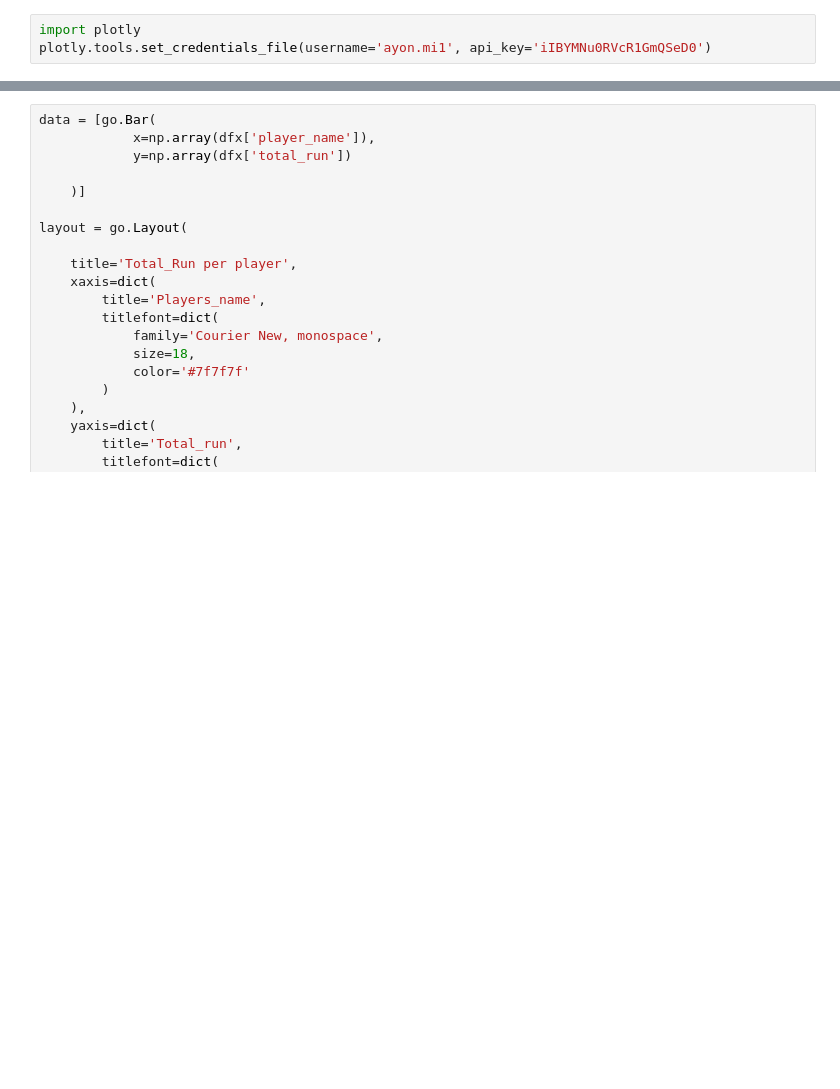
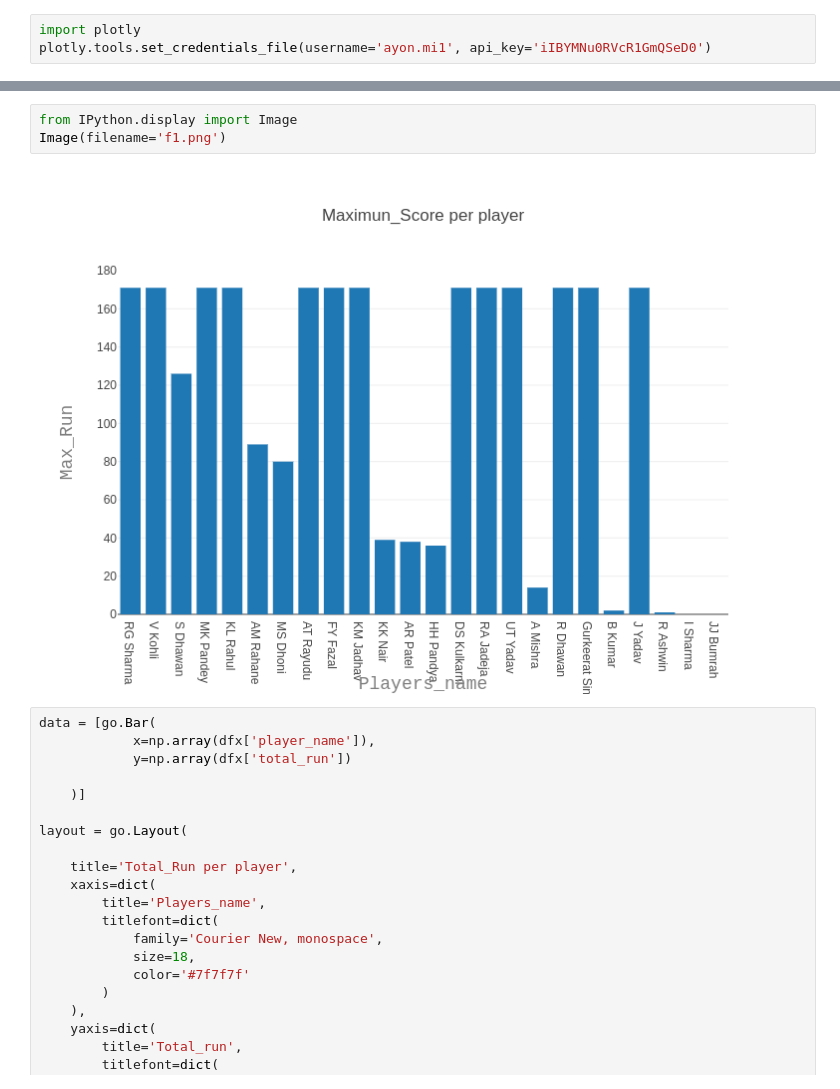
Before and after one commit to erayon/India-Australia-Cricket-Analysis, a Jupyter notebook: India’s_batting_performance_2016.ipynb, the cells around one changed output, grey strips where cells are left out. Cells and saved outputs as stored; diff of their text form; blank space fills up the shorter version.

```diff
--- a/India’s_batting_performance_2016.ipynb
+++ b/India’s_batting_performance_2016.ipynb
@@ -199,6 +199,11 @@ py.iplot(fig, filename='basic-bar')
 # %% [output]
 High five! You successfully sent some data to your account on plotly. View your plot in your browser at https://plot.ly/~ayon.mi1/0 or inside your plot.ly account where it is named 'basic-bar'
 [interactive output not drawn]
+# %%
+from IPython.display import Image
+Image(filename='f1.png')
+# %% [output]
+[figure, added]
 # %%
 data = [go.Bar(
             x=np.array(dfx['player_name']),
```
Also changed, not shown: parts of 1 cell of this notebook.
